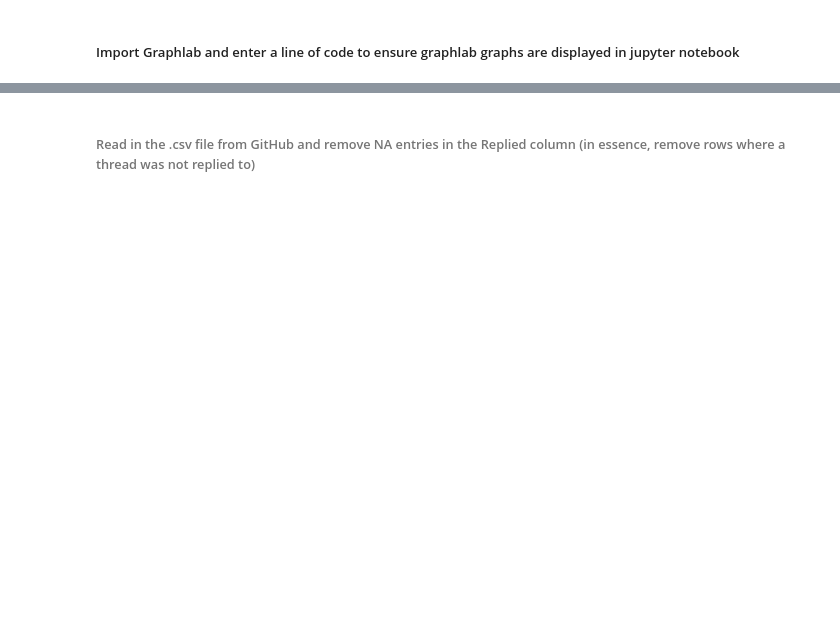
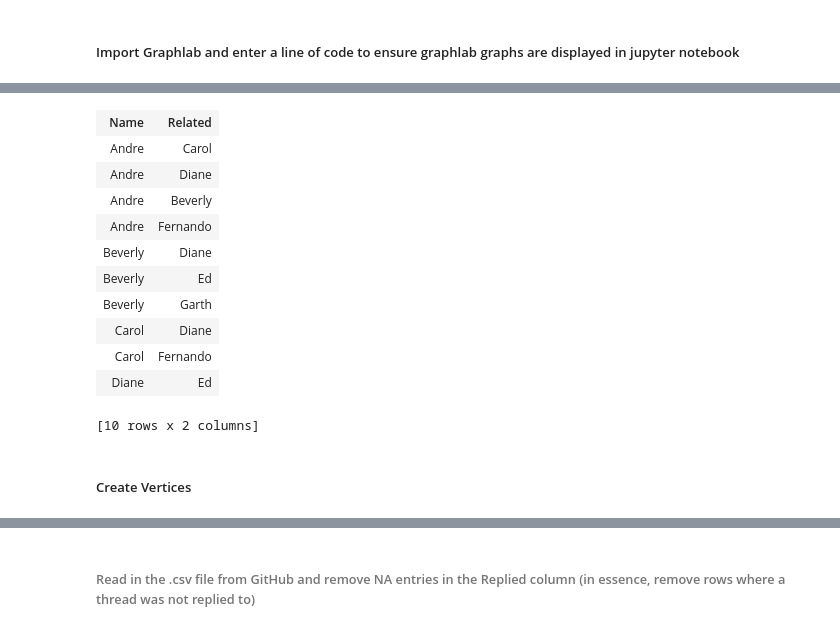
Before and after one commit to Galanopoulog/DATA620-Assignment-1, a Jupyter notebook: Homework 1.ipynb, the cells around one changed output, grey strips where cells are left out. Drawn from its saved outputs; the diff is of its cells as text; code cells hidden in the pictures; blank space fills up the shorter version.

Commit message:
Assignment 1: Hello Graph World
Jupyter Notebook file (python)

```diff
--- a/Homework 1.ipynb
+++ b/Homework 1.ipynb
@@ -13,0 +15,2 @@ graphlab.canvas.set_target('ipynb')
+# %%
+kite = graphlab.SFrame.read_csv('https://raw.githubusercontent.com/Galanopoulog/DATA620-Assignment-1/master/Kite.csv')
@@ -13,0 +30,17 @@ graphlab.canvas.set_target('ipynb')
+# %%
+kite.head()
+# %% [output]
+| Name | Related |
+| Andre | Carol |
+| Andre | Diane |
+| Andre | Beverly |
+| Andre | Fernando |
+| Beverly | Diane |
+| Beverly | Ed |
+| Beverly | Garth |
+| Carol | Diane |
+| Carol | Fernando |
+| Diane | Ed |
+[10 rows x 2 columns]
+# %% [markdown]
+##### Create Vertices
```
Also changed, not shown: parts of 18 cells of this notebook.
